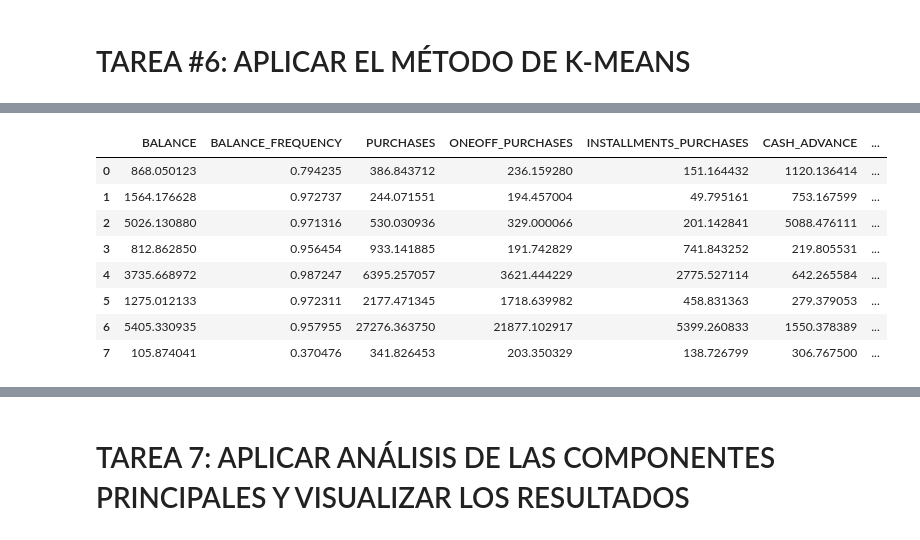
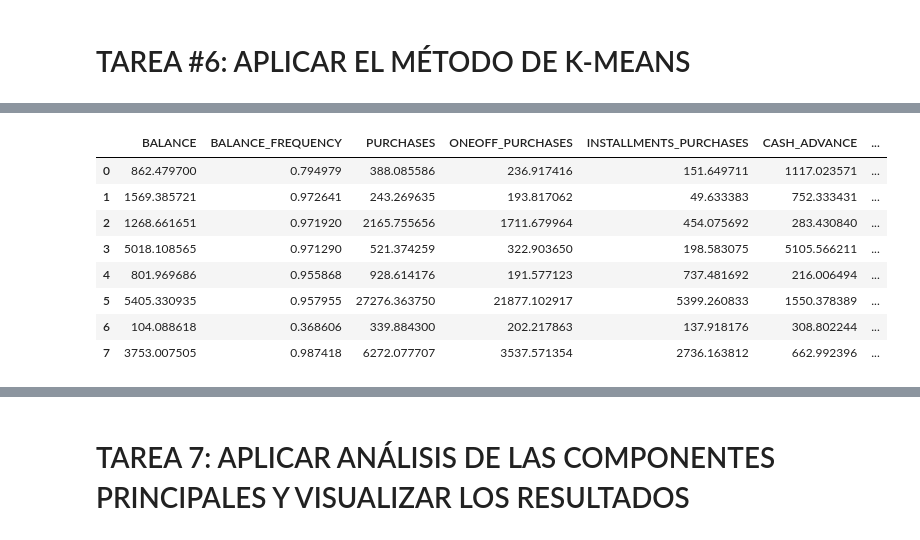
Before and after one commit to cristobalvch/DataScience-For-Business, a Jupyter notebook: Marketing-Clustering.ipynb, the cells around one changed output, grey strips where cells are left out. Drawn from its saved outputs; the diff is of its cells as text; code cells hidden in the pictures.

```diff
--- a/Marketing-Clustering.ipynb
+++ b/Marketing-Clustering.ipynb
@@ -266,3 +264,5 @@ plt.show()
 # TAREA #5: ENCONTRAR EL NÚMERO ÓPTIMO DE CLISTERS UTILIZANDO EL MÉTODO DEL CODO
 # %%
 # Empecemos por escalar primero el dataset
+scaler = StandardScaler()
+df_scaled = scaler.fit_transform(df)
@@ -287,6 +269,19 @@ array([[-0.73198937, -0.24943448, -0.42489974, ..., -0.31096755,
 # %%
+scores = list()
+K_values = range(1,20)
+
+for i in K_values:
+  kmeans = KMeans(n_clusters=i)
+  kmeans.fit(df_scaled)
+  scores.append(kmeans.inertia_)
+
+plt.plot(K_values,scores,'rx-')
+plt.title('Metodo del codo')
+plt.xlabel('Clusters')
+plt.ylabel('WCSS(K)')
+plt.show()
 
 # Con el gráfico podemos ver que en 4 clusters es donde se forma el codo de la curva.
 # Sin embargo, los valores no se reducen a una forma lineal hasta el 8º cluster.
-# Elijamos pues un número de clusters igual a 7.
+# Elijamos pues un número de clusters igual a 8.
 # %% [output]
@@ -310,18 +291,25 @@ array([[-0.73198937, -0.24943448, -0.42489974, ..., -0.31096755,
+# %%
+kmeans = KMeans(8)
+kmeans.fit(df_scaled)
+labels = kmeans.labels_
+centers = kmeans.cluster_centers_
 # %%
 # Para entender mejor estos valores, vamos a aplicar la transformación inversa.
-
-
+cluster_centers = pd.DataFrame(data=centers,columns=df.columns)
+cluster_centers = scaler.inverse_transform(cluster_centers)
+cluster_centers = pd.DataFrame(data=cluster_centers,columns=df.columns)
+cluster_centers
 # Primer Cluster de Clientes (Transactors): Esos son los clientes que pagan la menor cantidad de cargos por intereses y tienen cuidado con su dinero, Clúster con el saldo más bajo ($ 104) y anticipo en efectivo ($ 303), Porcentaje de pago completo = 23%
 # Segundo Cluster de Clientes (revolvers) que usan tarjeta de crédito como préstamo (sector más lucrativo): saldo más alto ($ 5000) y anticipo en efectivo (~ $ 5000), baja frecuencia de compra, alta frecuencia de anticipo en efectivo (0.5), transacciones de anticipo en efectivo alto (16) y bajo porcentaje de pago (3%)
 # Tercer Cluster de Clientes (VIP/Prime): límite de crédito alto $ 16K y porcentaje más alto de pago completo, objetivo para aumentar el límite de crédito y aumentar los hábitos de gasto
 # Cuarto Cluster de Clientes (low tenure): estos son clientes con baja antigüedad (7 años), saldo bajo
 # %% [output]
 |  | BALANCE | BALANCE_FREQUENCY | PURCHASES | ONEOFF_PURCHASES | INSTALLMENTS_PURCHASES | CASH_ADVANCE | ... |
-| 0 | 868.050123 | 0.794235 | 386.843712 | 236.159280 | 151.164432 | 1120.136414 | ... |
-| 1 | 1564.176628 | 0.972737 | 244.071551 | 194.457004 | 49.795161 | 753.167599 | ... |
-| 2 | 5026.130880 | 0.971316 | 530.030936 | 329.000066 | 201.142841 | 5088.476111 | ... |
-| 3 | 812.862850 | 0.956454 | 933.141885 | 191.742829 | 741.843252 | 219.805531 | ... |
-| 4 | 3735.668972 | 0.987247 | 6395.257057 | 3621.444229 | 2775.527114 | 642.265584 | ... |
-| 5 | 1275.012133 | 0.972311 | 2177.471345 | 1718.639982 | 458.831363 | 279.379053 | ... |
-| 6 | 5405.330935 | 0.957955 | 27276.363750 | 21877.102917 | 5399.260833 | 1550.378389 | ... |
-| 7 | 105.874041 | 0.370476 | 341.826453 | 203.350329 | 138.726799 | 306.767500 | ... |
+| 0 | 862.479700 | 0.794979 | 388.085586 | 236.917416 | 151.649711 | 1117.023571 | ... |
+| 1 | 1569.385721 | 0.972641 | 243.269635 | 193.817062 | 49.633383 | 752.333431 | ... |
+| 2 | 1268.661651 | 0.971920 | 2165.755656 | 1711.679964 | 454.075692 | 283.430840 | ... |
+| 3 | 5018.108565 | 0.971290 | 521.374259 | 322.903650 | 198.583075 | 5105.566211 | ... |
+| 4 | 801.969686 | 0.955868 | 928.614176 | 191.577123 | 737.481692 | 216.006494 | ... |
+| 5 | 5405.330935 | 0.957955 | 27276.363750 | 21877.102917 | 5399.260833 | 1550.378389 | ... |
+| 6 | 104.088618 | 0.368606 | 339.884300 | 202.217863 | 137.918176 | 308.802244 | ... |
+| 7 | 3753.007505 | 0.987418 | 6272.077707 | 3537.571354 | 2736.163812 | 662.992396 | ... |
```
Also changed, not shown: parts of 40 cells of this notebook.
